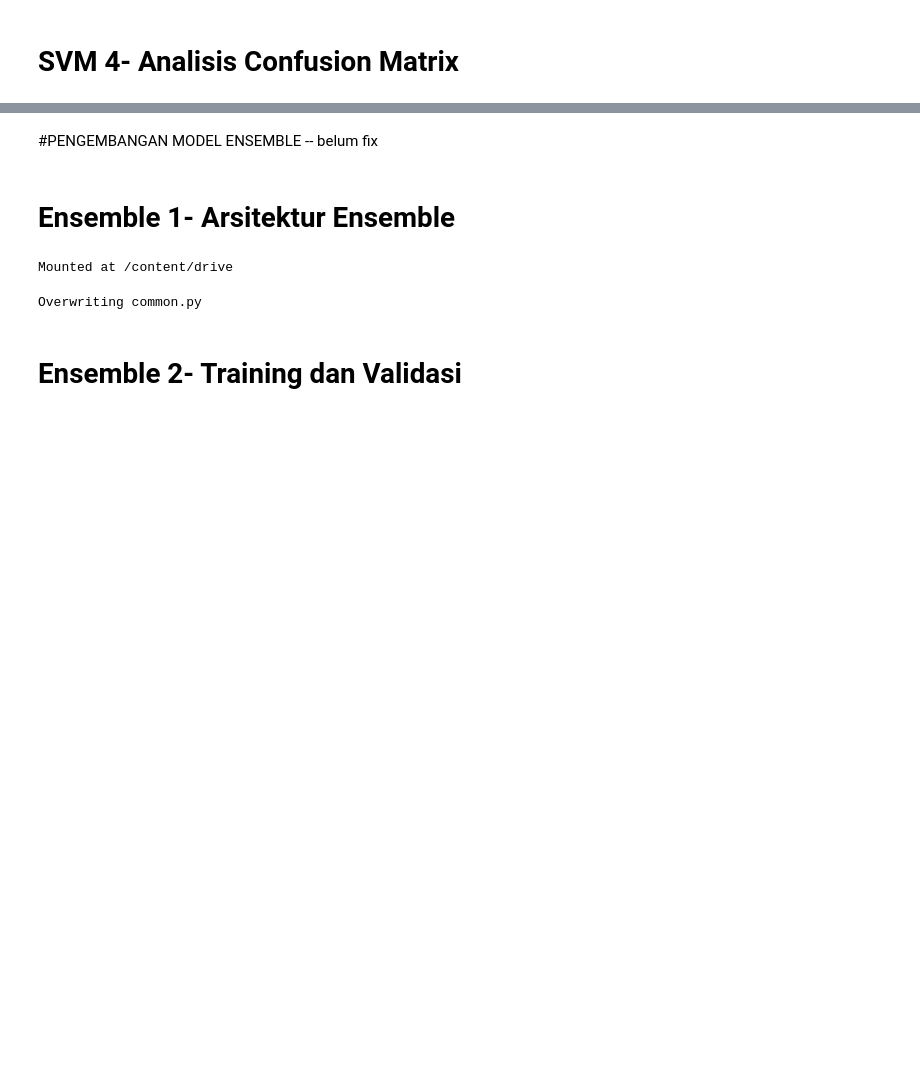
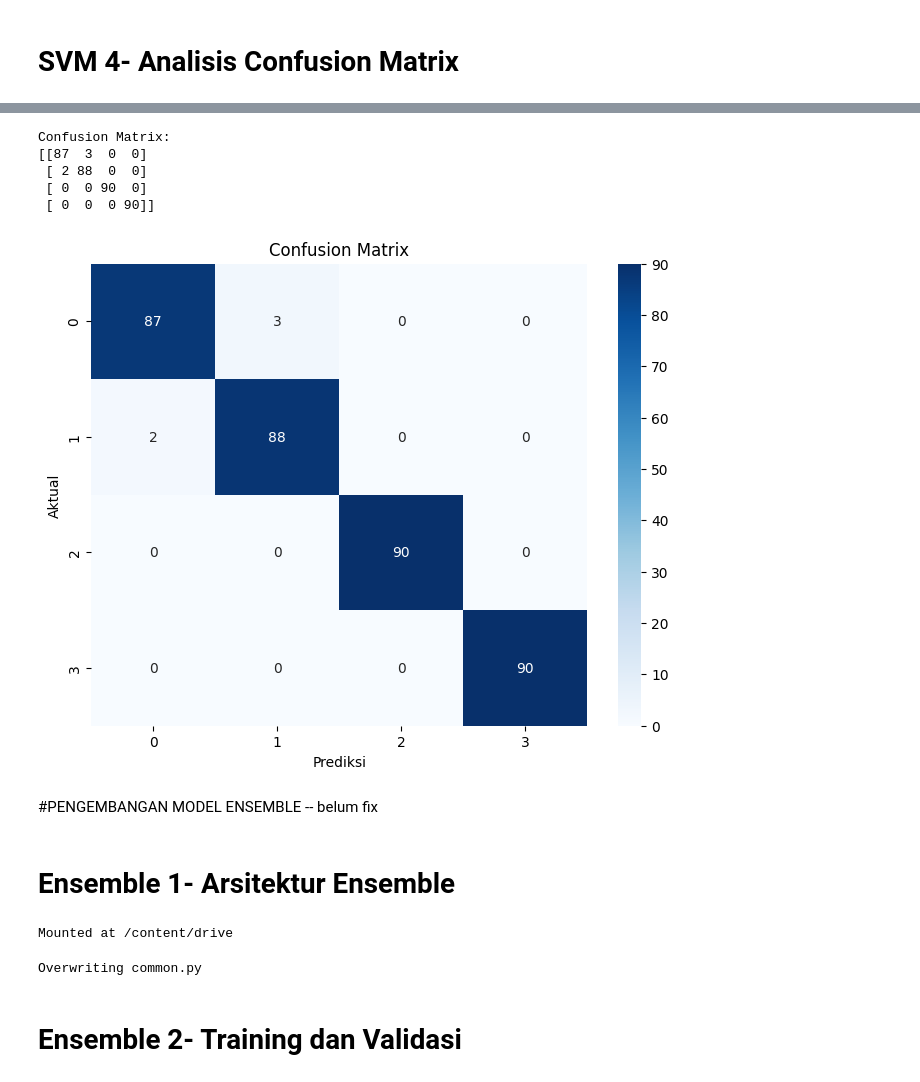
Before and after one commit to dian-wijayanti/DOKUMEN-TESIS, a Jupyter notebook: Dokumentasi.ipynb, the cells around one changed output, grey strips where cells are left out. Cells and saved outputs as stored; diff of their text form; code cells hidden in the pictures; blank space fills up the shorter version.

```diff
--- a/Dokumentasi.ipynb
+++ b/Dokumentasi.ipynb
@@ -3189,3 +2895,32 @@ F1-score : 99.37%
+# %%
+# Import library yang diperlukan
+from sklearn.metrics import confusion_matrix
+import matplotlib.pyplot as plt
+import seaborn as sns
+
+# Hitung confusion matrix (pastikan variabel y_test dan y_test_pred sudah tersedia)
+cm = confusion_matrix(y_test, y_test_pred)
+
+# Cetak confusion matrix dalam bentuk angka
+print("Confusion Matrix:")
+print(cm)
+
+# Visualisasi confusion matrix menggunakan heatmap
+plt.figure(figsize=(8, 6))
+sns.heatmap(cm, annot=True, fmt='d', cmap='Blues',
+            xticklabels=sorted(mapping.values()),  # pastikan mapping sesuai dengan label asli
+            yticklabels=sorted(mapping.values()))
+plt.xlabel('Prediksi')
+plt.ylabel('Aktual')
+plt.title('Confusion Matrix')
+plt.show()
+# %% [output]
+Confusion Matrix:
+[[87  3  0  0]
+ [ 2 88  0  0]
+ [ 0  0 90  0]
+ [ 0  0  0 90]]
+[figure, added]
 # %% [markdown]
 #PENGEMBANGAN MODEL ENSEMBLE -- belum fix
 # %% [markdown]
```
Also changed, not shown: parts of 7 cells of this notebook.
